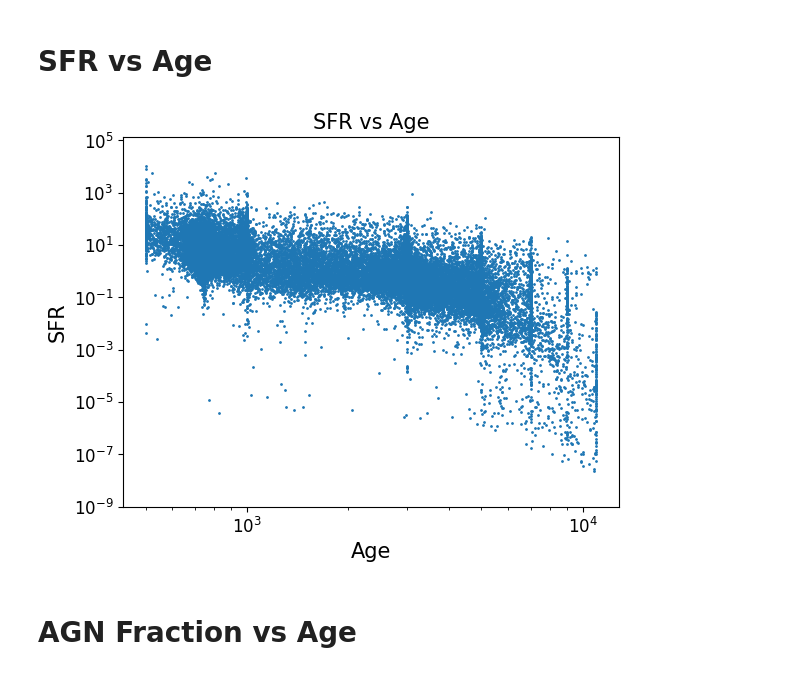
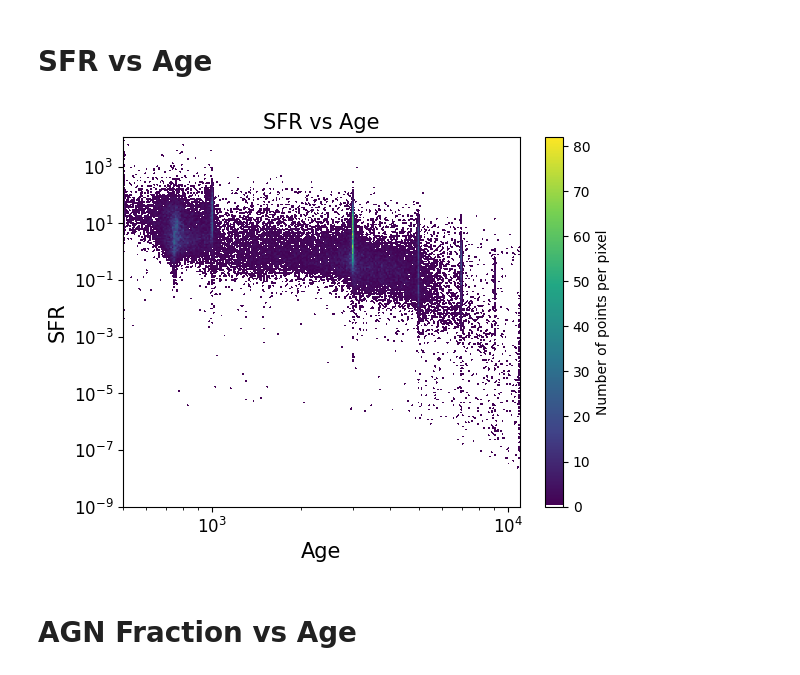
Before and after one commit to daniel-lyon/MPhil-Code, a Jupyter notebook: scaling_plots.ipynb, the cells around one changed output. Cells and saved outputs as stored; diff of their text form; code cells hidden in the pictures.

```diff
--- a/scaling_plots.ipynb
+++ b/scaling_plots.ipynb
@@ -76,20 +76,22 @@ plt.show()
 # %%
 # Get SFR and Age
 age = df['bayes.sfh.age']
 sfr = df['bayes.sfh.sfr']
 
 # Plot SFR vs Age
-plt.scatter(age, sfr, s=1)
+# plt.scatter(age, sfr, s=1)
+fig = plt.figure()
+scatter_colour_density(fig, age, sfr)
 plt.title('SFR vs Age', fontsize=15)
 plt.ylabel('SFR', fontsize=15)
 plt.xlabel('Age', fontsize=15)
 plt.yticks(fontsize=12)
 plt.xticks(fontsize=12)
 plt.loglog()
 plt.ylim(bottom=1e-9)
 plt.show()
 # %% [output]
-[figure, old version]
+[figure, new version]
 # %% [markdown]
 # AGN Fraction vs Age
 # %%
```
Also changed, not shown: parts of 6 cells of this notebook.
